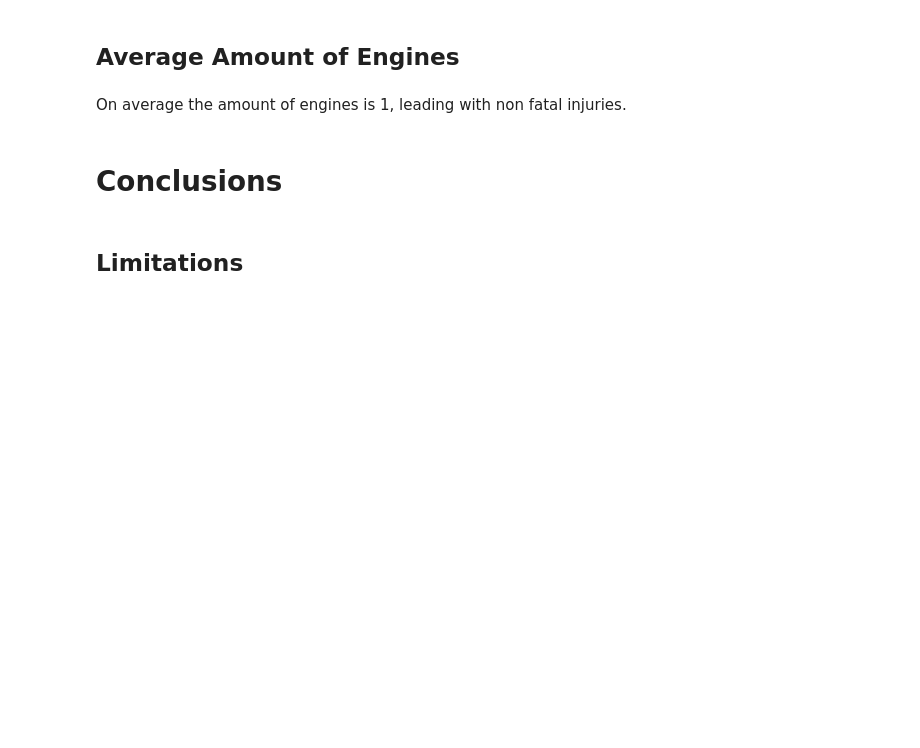
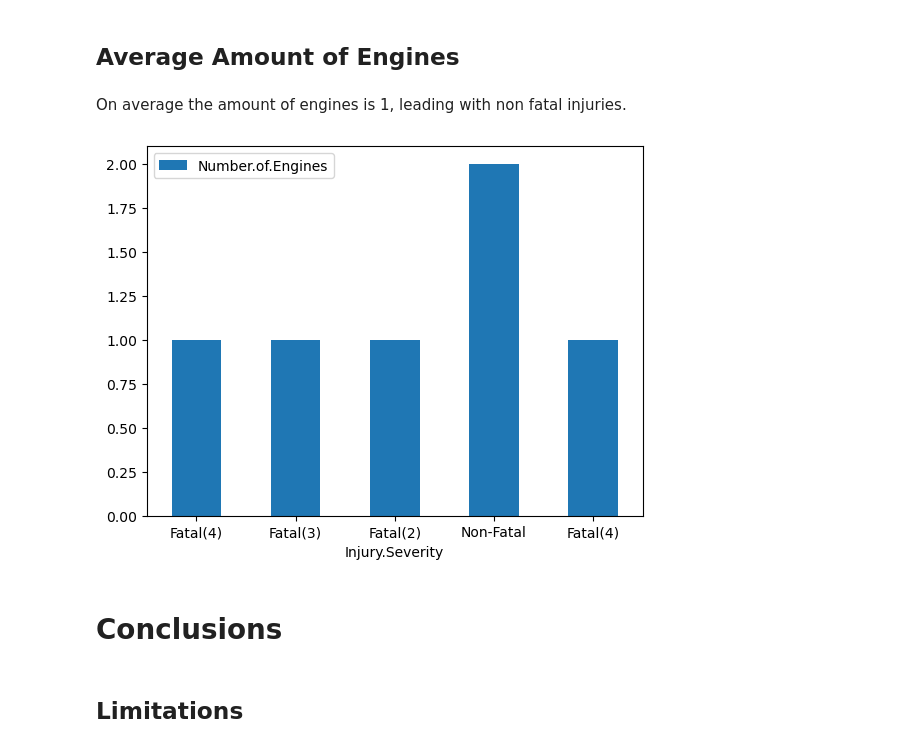
Before and after one commit to BlackXWulf/Flying-Through-The-Years, a Jupyter notebook: Phase1Project.ipynb, the cells around one changed output. Saved outputs shown, nothing was run; the diff lists cells and outputs as text; code cells hidden in the pictures; blank space fills up the shorter version.

```diff
--- a/Phase1Project.ipynb
+++ b/Phase1Project.ipynb
@@ -237,7 +237,12 @@ Name: Accident Date, dtype: object
 # %% [markdown]
 On average the amount of engines is 1, leading with non fatal injuries.
 # %%
-# Create a bar plot
+# # Create a bar chart
+aviation_data = pd.core.frame.DataFrame({'Injury.Severity':['Fatal(4)','Fatal(3)','Fatal(2)','Non-Fatal','Fatal(4)'], 'Number.of.Engines':[1.0,1.0,1.0,2.0,1.0]})
+
+ax = aviation_data.plot.bar(x='Injury.Severity', y='Number.of.Engines', rot=0)
+# %% [output]
+[figure, added]
 # %% [markdown]
 # Conclusions
 # %% [markdown]
```
